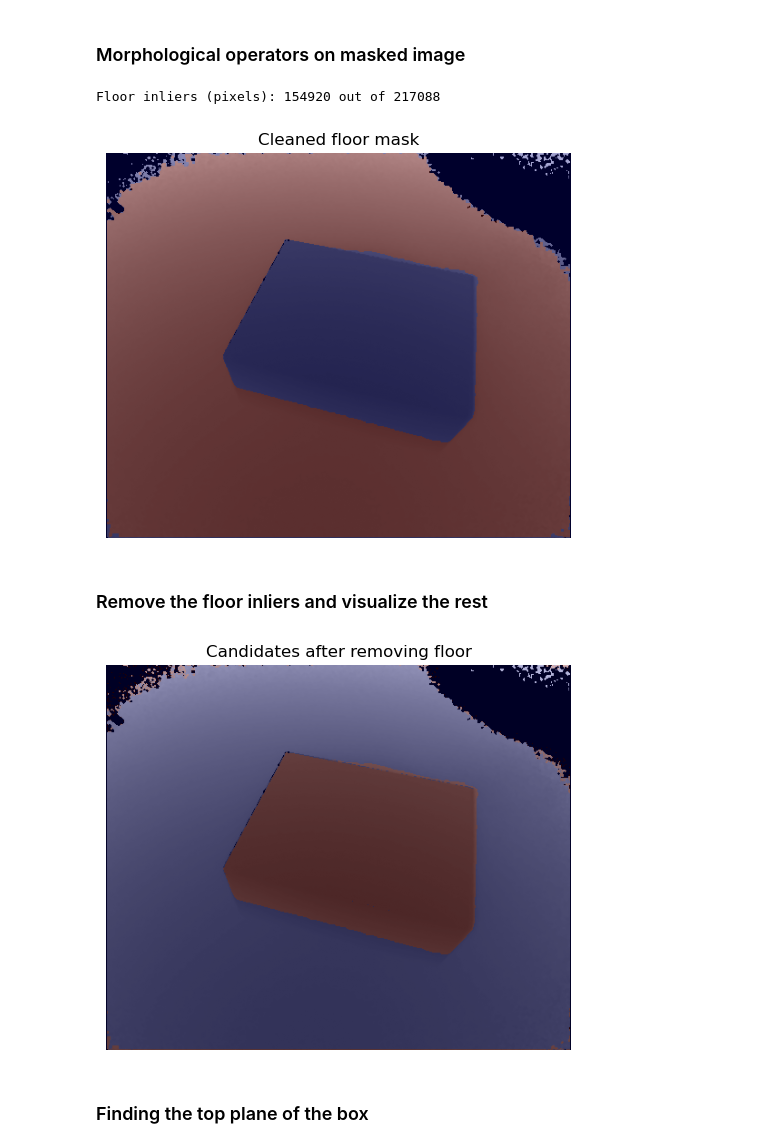
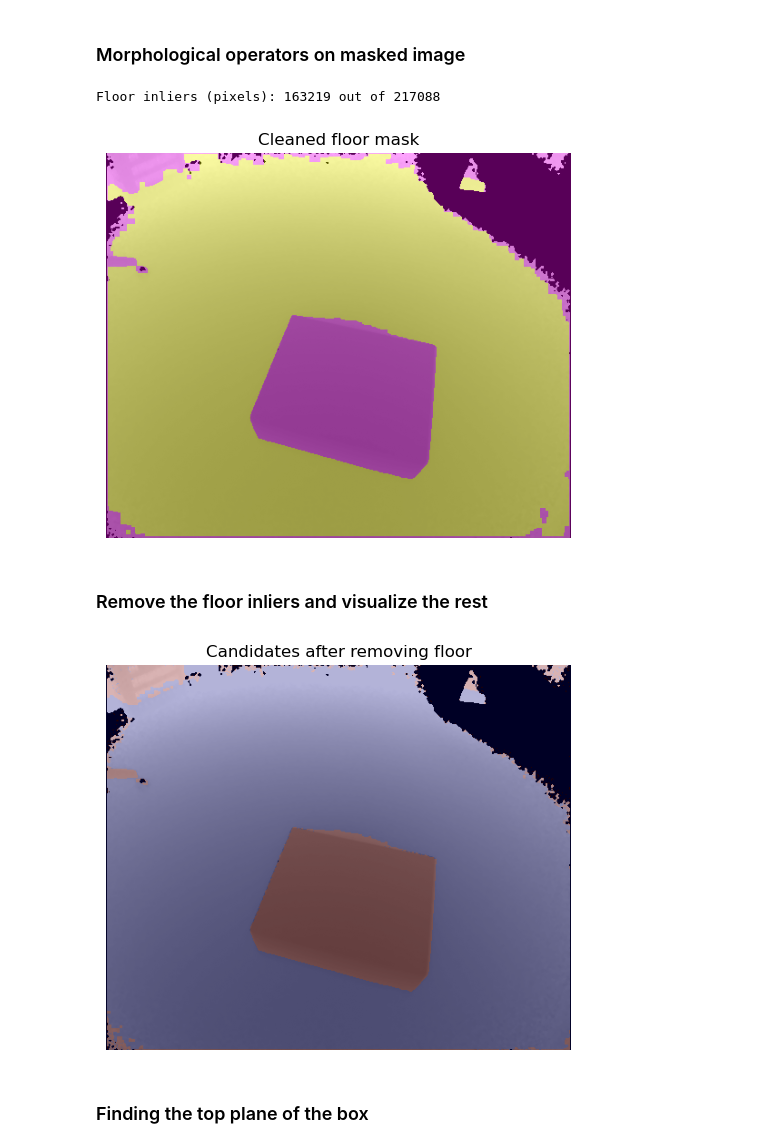
Before and after one commit to Tashhfia/Box-Size-Estimation-with-RANSAC, a Jupyter notebook: Box_Size_Estimation.ipynb, the cells around one changed output. Drawn from its saved outputs; the diff is of its cells as text; code cells hidden in the pictures.

Commit message:
further cleanup

```diff
--- a/Box_Size_Estimation.ipynb
+++ b/Box_Size_Estimation.ipynb
@@ -15,7 +15,7 @@ for file in Path("data").glob("*.mat"):
     except Exception as e:
         print(f"Error loading {file}: {e}")
 
-data_1 = data[0]
+data_1 = data[1]
 # %%
 data_1.keys()
 # %% [output]
@@ -256,6 +235,7 @@ else:
 # %% [markdown]
 ### RANSAC
 # %%
+# helper functions
 def apply_mask(PC, mask):
     """Applies a defined mask to the point cloud."""
     rows, cols = np.where(mask)
@@ -278,6 +258,7 @@ def fit_plane(points):
     # if collinear points, return None
     if normal_len == 0:
         return None, None, False
+
     n = n_raw / normal_len
     d = -float(np.dot(n, p1))
 
@@ -289,6 +270,7 @@ def calculate_distance(points, n, d):
     return values
 
 def find_inliers(distances, threshold):
+    """Finds inliers based on a distance threshold."""
     inliers_mask = distances < threshold
     inliers_idx = np.nonzero(inliers_mask)[0]
     inliers_count = inliers_mask.sum()
@@ -296,6 +278,7 @@ def find_inliers(distances, threshold):
     return inliers_mask, inliers_idx, int(inliers_count)
 
 def sample_points(p):
+    """ Returns three distinct integers (indices) from 0..p-1"""
     return np.random.choice(p, 3, replace=False)
 # %%
 def RANSAC(PC, max_iter, distance_thresh):
@@ -325,7 +309,10 @@ def RANSAC(PC, max_iter, distance_thresh):
 
     return best_n, best_d, best_inliers, best_count
 # %%
-P_all, rows, cols = apply_mask(PC, valid_mask)   # P_all is (N,3)
-best_n, best_d, best_mask1d, best_cnt = RANSAC(P_all, max_iter=5000, distance_thresh=0.05)
-print("best inliers:", best_cnt, "of", P_all.shape[0])
+# apply mask to point cloud
+P_filtered, rows, cols = apply_mask(PC, valid_mask)   # P_filtered is (N,3)
+
+# run RANSAC
+best_n, best_d, best_inlier_mask, best_inlier_count = RANSAC(P_filtered, max_iter=5000, distance_thresh=0.05)
+print("best inliers:", best_inlier_count, "of", P_filtered.shape[0])
 # %% [output]
@@ -348,13 +336,17 @@ plt.tight_layout(); plt.show()
 # %% [markdown]
 ### Map and visualize the inliers in the image
 # %%
-# best_mask1d came from RANSAC on P_all, with rows, cols from apply_mask(PC, keep2)
-H, W = PC.shape[:2]
+# best_inlier_mask came from RANSAC on P_filtered, with rows, cols from apply_mask(PC, keep2)
+H, W = PC.shape[:2]     # height and width of original image
 floor_mask = np.zeros((H, W), dtype=bool)
-floor_mask[rows[best_mask1d], cols[best_mask1d]] = True
+floor_mask[rows[best_inlier_mask], cols[best_inlier_mask]] = True
+
 # overlay on your filtered distance image
-plt.imshow(D_median3, cmap='viridis', vmin=0.15, vmax=2.2)
-plt.imshow(floor_mask, cmap='jet', alpha=0.3)
+plt.imshow(D_median3, cmap='grey')
+
+# background = False = magenta
+# Floor = True = yellow
+plt.imshow(floor_mask, cmap='spring', alpha=0.5)
 plt.axis('off')
 plt.show()
 print("Floor inliers (pixels):", floor_mask.sum(), "out of", H*W)
@@ -366,20 +358,23 @@ Floor inliers (pixels): 155939 out of 217088
 # %%
 from scipy.ndimage import binary_opening, binary_closing
 
 
-kernel = np.ones((3,3), dtype=bool)
-floor_mask_clean = binary_opening(floor_mask, structure=kernel)
-floor_mask_clean = binary_closing(floor_mask_clean, structure=kernel)
+kernel = np.ones((5,5), dtype=bool)
+kernel2 = np.ones((3,3), dtype=bool)
+# remove speckles
+floor_mask_clean1 = binary_opening(floor_mask, structure=kernel)
+# fill holes in foreground
+floor_mask_clean = binary_closing(floor_mask_clean1, structure=kernel)
 print("Floor inliers (pixels):", floor_mask_clean.sum(), "out of", H*W)
 plt.figure(figsize=(6,6))
-plt.imshow(D_median3, cmap='gray', vmin=0.15, vmax=2.2)
-plt.imshow(floor_mask_clean, cmap='jet', alpha=0.35)
+plt.imshow(D_median3, cmap='gray')
+plt.imshow(floor_mask_clean, cmap='spring', alpha=0.35)
 plt.title("Cleaned floor mask")
 plt.axis('off')
 plt.show()
 # %% [output]
-Floor inliers (pixels): 154920 out of 217088
+Floor inliers (pixels): 163219 out of 217088
-[figure, old version]
+[figure, new version]
 # %% [markdown]
 ### Remove the floor inliers and visualize the rest
 # %%
@@ -391,11 +386,11 @@ P2, ii2, jj2 = apply_mask(PC, keep_nonfloor)
 
 plt.figure(figsize=(6,6))
 plt.imshow(D_median3, cmap='gray', vmin=0.15, vmax=2.2)
-plt.imshow(keep_nonfloor, cmap='jet', alpha=0.30)
+plt.imshow(keep_nonfloor, cmap='spring', alpha=0.30)
 plt.title("Candidates after removing floor"); plt.axis('off')
 plt.show()
 # %% [output]
-[figure, old version]
+[figure, new version]
 # %% [markdown]
 ### Finding the top plane of the box
 # %%
```
Also changed, not shown: parts of 23 cells of this notebook.
